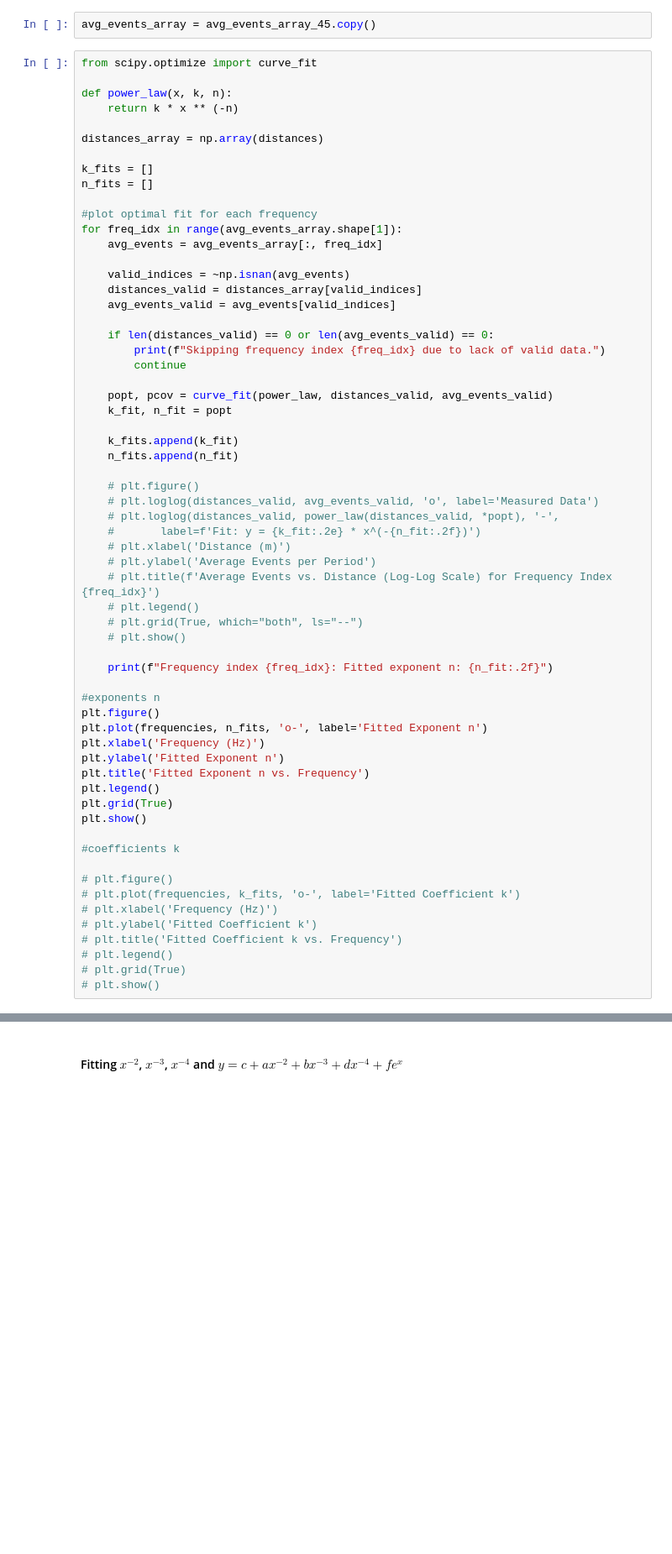
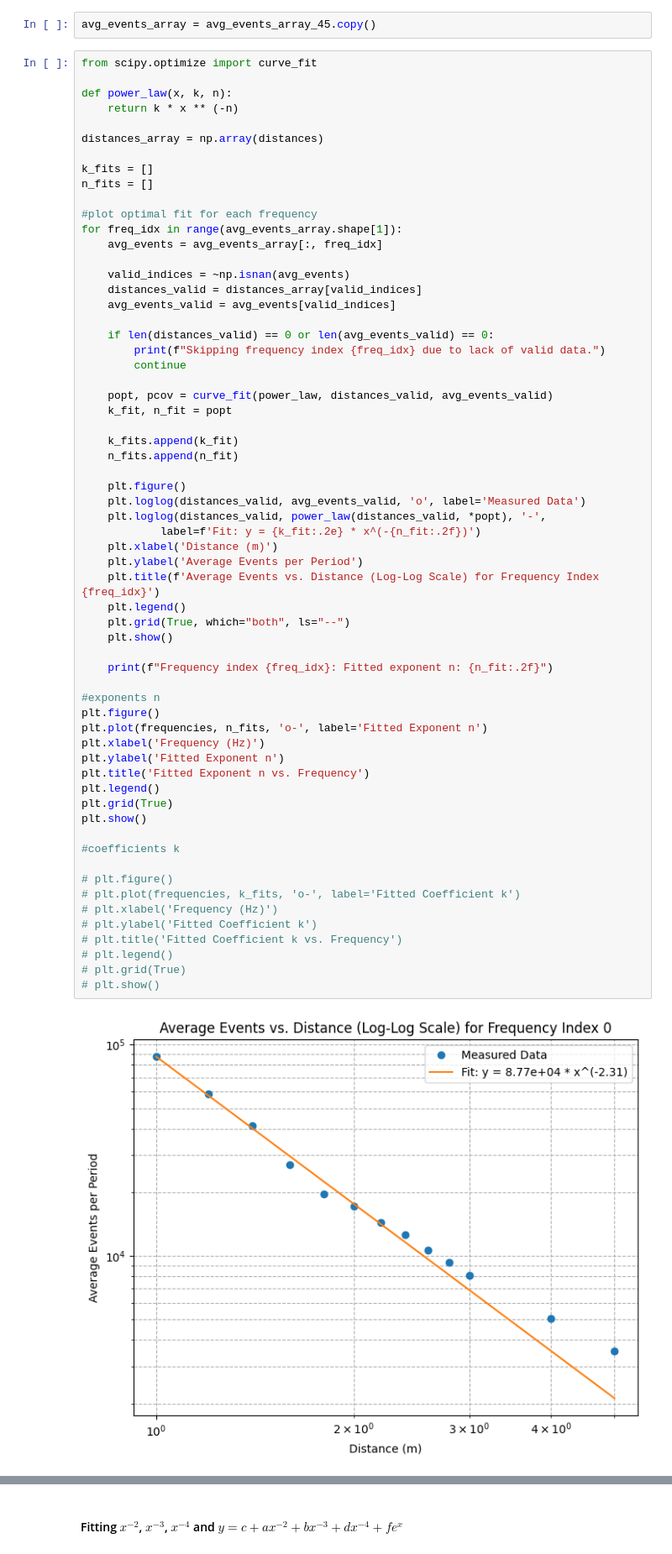
Before and after one commit to kubakubakuba/mrs-uvdar-distance-estimator, a Jupyter notebook: main.ipynb, the cells around one changed output, grey strips where cells are left out. Shown at 84% size. Drawn from its saved outputs; the diff is of its cells as text; blank space fills up the shorter version.

```diff
--- a/main.ipynb
+++ b/main.ipynb
@@ -151,41 +151,42 @@ for freq_idx in range(avg_events_array.shape[1]):
 	popt, pcov = curve_fit(power_law, distances_valid, avg_events_valid)
 	k_fit, n_fit = popt
 
 	k_fits.append(k_fit)
 	n_fits.append(n_fit)
 
-	# plt.figure()
-	# plt.loglog(distances_valid, avg_events_valid, 'o', label='Measured Data')
-	# plt.loglog(distances_valid, power_law(distances_valid, *popt), '-',
-	# 		label=f'Fit: y = {k_fit:.2e} * x^(-{n_fit:.2f})')
-	# plt.xlabel('Distance (m)')
-	# plt.ylabel('Average Events per Period')
-	# plt.title(f'Average Events vs. Distance (Log-Log Scale) for Frequency Index {freq_idx}')
-	# plt.legend()
-	# plt.grid(True, which="both", ls="--")
-	# plt.show()
+	plt.figure()
+	plt.loglog(distances_valid, avg_events_valid, 'o', label='Measured Data')
+	plt.loglog(distances_valid, power_law(distances_valid, *popt), '-',
+			label=f'Fit: y = {k_fit:.2e} * x^(-{n_fit:.2f})')
+	plt.xlabel('Distance (m)')
+	plt.ylabel('Average Events per Period')
+	plt.title(f'Average Events vs. Distance (Log-Log Scale) for Frequency Index {freq_idx}')
+	plt.legend()
+	plt.grid(True, which="both", ls="--")
+	plt.show()
 
 	print(f"Frequency index {freq_idx}: Fitted exponent n: {n_fit:.2f}")
 
 #exponents n
 plt.figure()
 plt.plot(frequencies, n_fits, 'o-', label='Fitted Exponent n')
 plt.xlabel('Frequency (Hz)')
 plt.ylabel('Fitted Exponent n')
 plt.title('Fitted Exponent n vs. Frequency')
 plt.legend()
 plt.grid(True)
 plt.show()
 
 #coefficients k
 
 # plt.figure()
 # plt.plot(frequencies, k_fits, 'o-', label='Fitted Coefficient k')
 # plt.xlabel('Frequency (Hz)')
 # plt.ylabel('Fitted Coefficient k')
 # plt.title('Fitted Coefficient k vs. Frequency')
 # plt.legend()
 # plt.grid(True)
 # plt.show()
 # %% [output]
+[figure, new version]
 Frequency index 0: Fitted exponent n: 2.31
```
Also changed, not shown: parts of 1 cell of this notebook.
